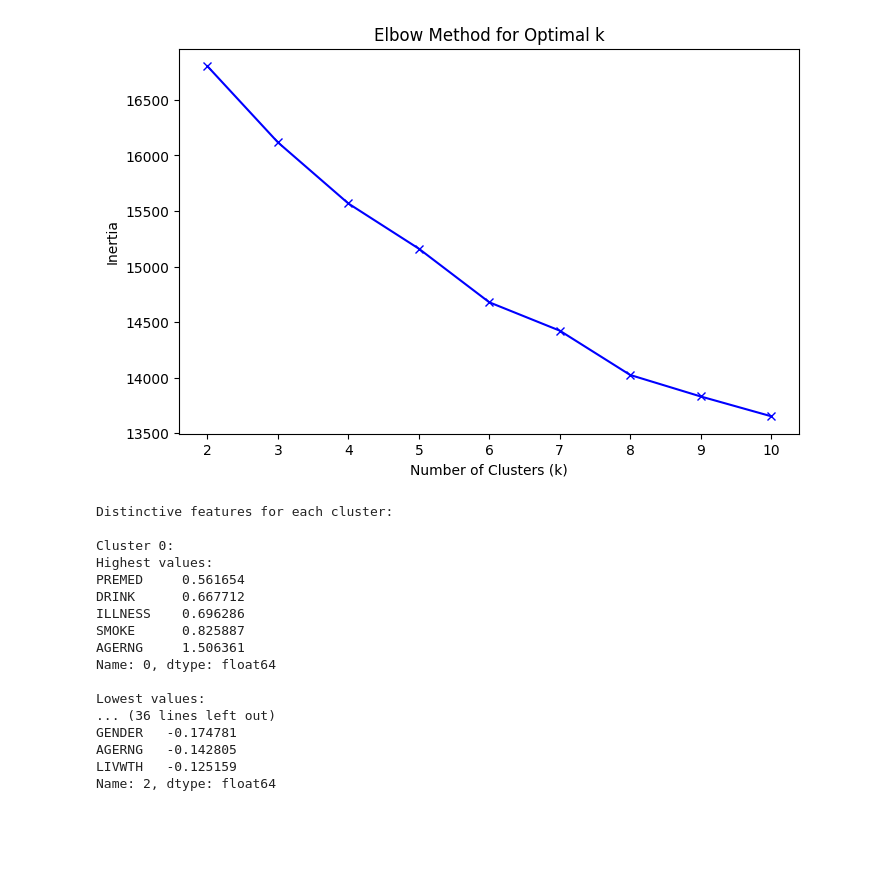
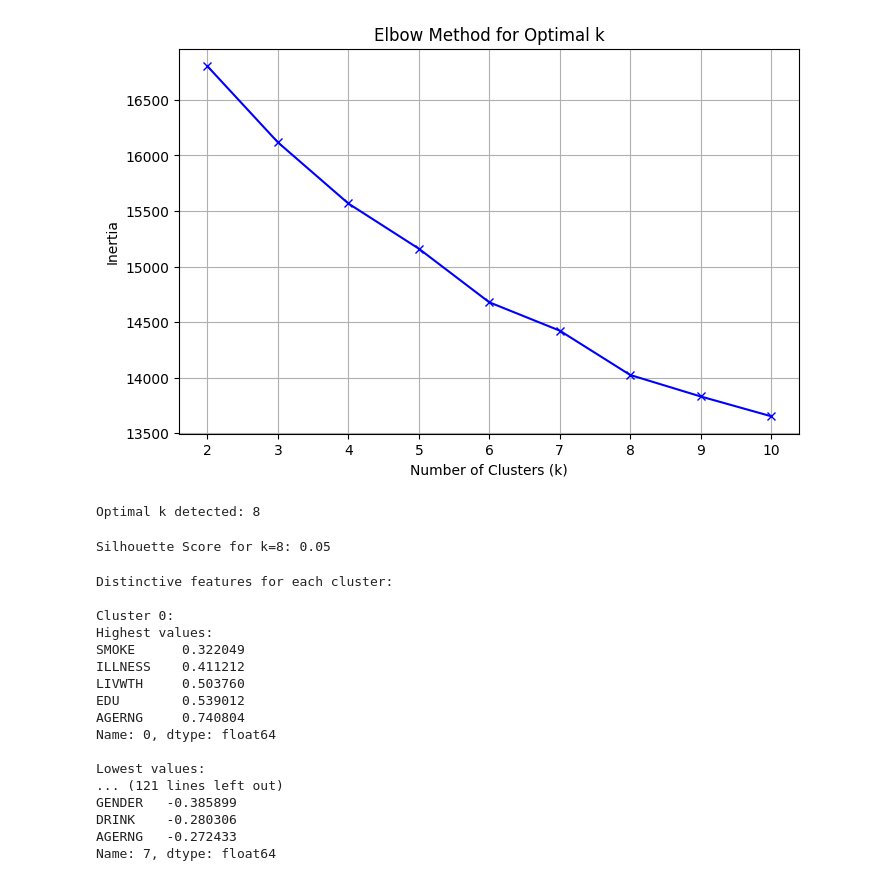
Before and after one commit to hwracosta/Group1-Capstone-Project, a Jupyter notebook: depression-kmeans.ipynb, the cells around one changed output. Drawn from its saved outputs; the diff is of its cells as text; code cells hidden in the pictures; blank space fills up the shorter version.

```diff
--- a/depression-kmeans.ipynb
+++ b/depression-kmeans.ipynb
@@ -44,11 +35,19 @@ for k in K:
 # %%
 # Plot elbow curve
 plt.figure(figsize=(8, 5))
 plt.plot(K, inertias, 'bx-')
 plt.xlabel('Number of Clusters (k)')
 plt.ylabel('Inertia')
 plt.title('Elbow Method for Optimal k')
+plt.grid()
 plt.show()
 # %% [output]
-[figure, old version]
+[figure, new version]
+# %%
+# Detect optimal k using KneeLocator
+knee = KneeLocator(K, inertias, curve='convex', direction='decreasing')
+optimal_k = knee.knee
+print(f"Optimal k detected: {optimal_k}")
+# %% [output]
+Optimal k detected: 8
 # %%
@@ -65,4 +58,12 @@ cluster_centers = pd.DataFrame(kmeans.cluster_centers_, columns=X.columns)
+# %%
+# Silhouette Score
+silhouette_avg = silhouette_score(X_scaled, clusters)
+print(f"\nSilhouette Score for k={optimal_k}: {silhouette_avg:.2f}")
+# %% [output]
+Silhouette Score for k=8: 0.05
 # %%
+# Analyze cluster centers
+cluster_centers = pd.DataFrame(kmeans.cluster_centers_, columns=X.columns)
 print("\nDistinctive features for each cluster:")
 for i in range(len(cluster_centers)):
     print(f"\nCluster {i}:")
@@ -76,19 +77,19 @@ Distinctive features for each cluster:
 
 Cluster 0:
 Highest values:
-PREMED     0.561654
-DRINK      0.667712
-ILLNESS    0.696286
-SMOKE      0.825887
-AGERNG     1.506361
+SMOKE      0.322049
+ILLNESS    0.411212
+LIVWTH     0.503760
+EDU        0.539012
+AGERNG     0.740804
 Name: 0, dtype: float64
 
 Lowest values:
-... (36 lines left out)
-GENDER   -0.174781
-AGERNG   -0.142805
-LIVWTH   -0.125159
-Name: 2, dtype: float64
+... (121 lines left out)
+GENDER   -0.385899
+DRINK    -0.280306
+AGERNG   -0.272433
+Name: 7, dtype: float64
 # %%
 # Compare clusters with actual target variable
 if 'DEPRESSED' in df.columns:
```
Also changed, not shown: parts of 10 cells of this notebook, 3 other files.
